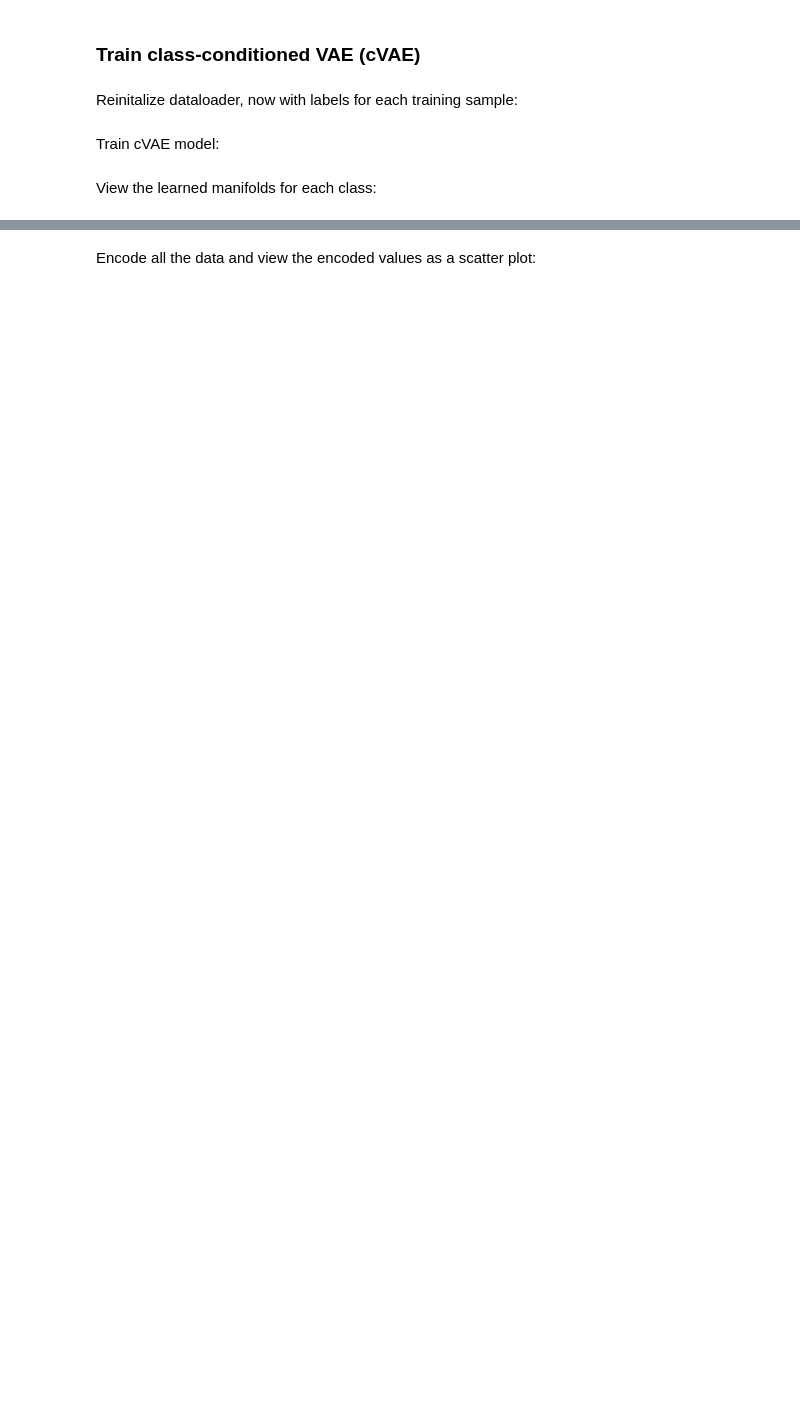
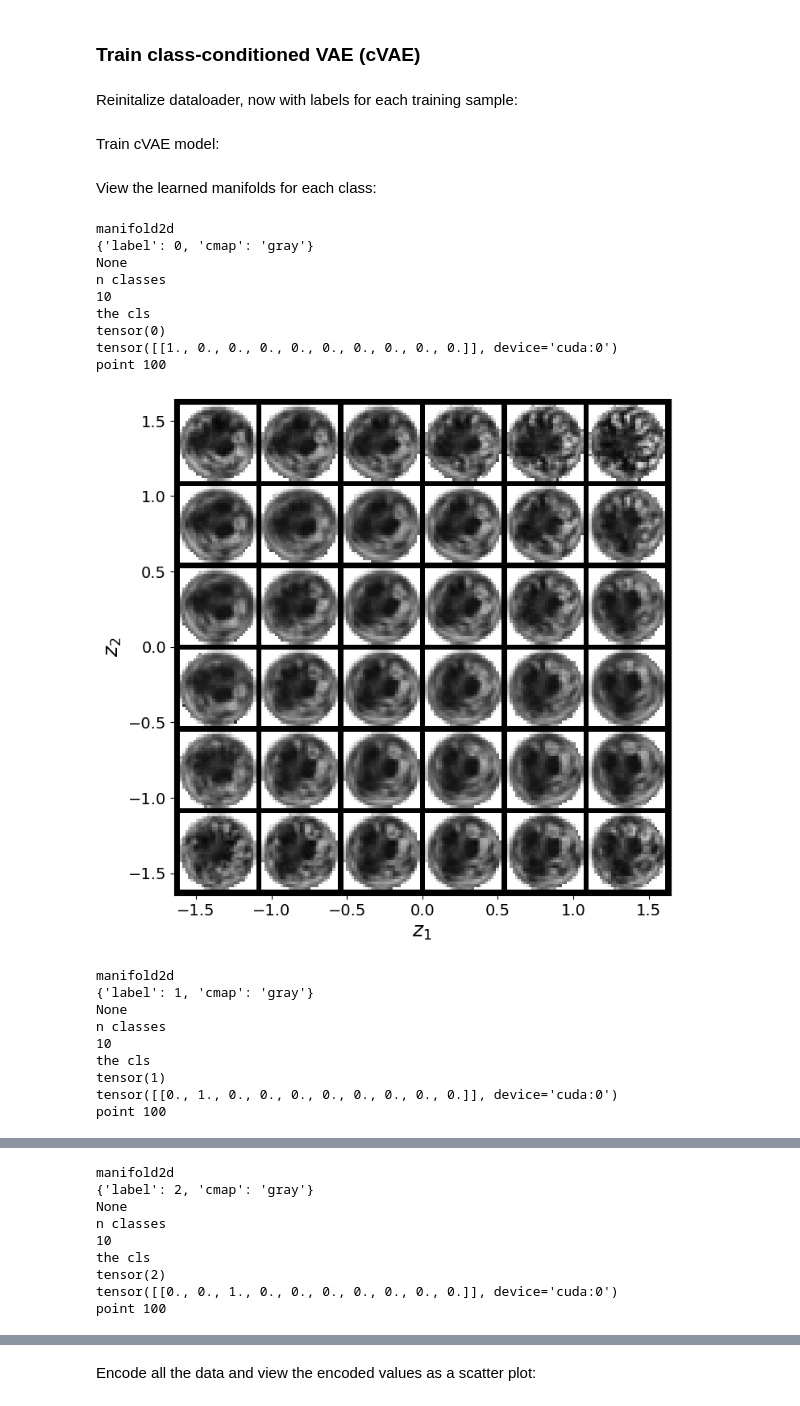
Before and after one commit to marciosferreira/variational_auto_encoder, a Jupyter notebook: embryo_auto_encoders_by_classes.ipynb, the cells around one changed output, grey strips where cells are left out. Drawn from its saved outputs; the diff is of its cells as text; code cells hidden in the pictures; blank space fills up the shorter version.

```diff
--- a/embryo_auto_encoders_by_classes.ipynb
+++ b/embryo_auto_encoders_by_classes.ipynb
@@ -892,4 +895,24 @@ for e in range(2000):
 View the learned manifolds for each class:
 # %%
 for i in range(5):
-    cvae.manifold2d(d=4, label=i, cmap='gray')
+    cvae.manifold2d(d=6, label=i, cmap='gray')
+# %% [output]
+manifold2d
+{'label': 0, 'cmap': 'gray'}
+None
+n classes
+10
+the cls
+tensor(0)
+tensor([[1., 0., 0., 0., 0., 0., 0., 0., 0., 0.]], device='cuda:0')
+point 100
+[figure, added]
+manifold2d
+{'label': 1, 'cmap': 'gray'}
+None
+n classes
+10
+the cls
+tensor(1)
+tensor([[0., 1., 0., 0., 0., 0., 0., 0., 0., 0.]], device='cuda:0')
+point 100
@@ -895,0 +920,9 @@ for i in range(5):
+manifold2d
+{'label': 2, 'cmap': 'gray'}
+None
+n classes
+10
+the cls
+tensor(2)
+tensor([[0., 0., 1., 0., 0., 0., 0., 0., 0., 0.]], device='cuda:0')
+point 100
```
Also changed, not shown: parts of 23 cells of this notebook.
